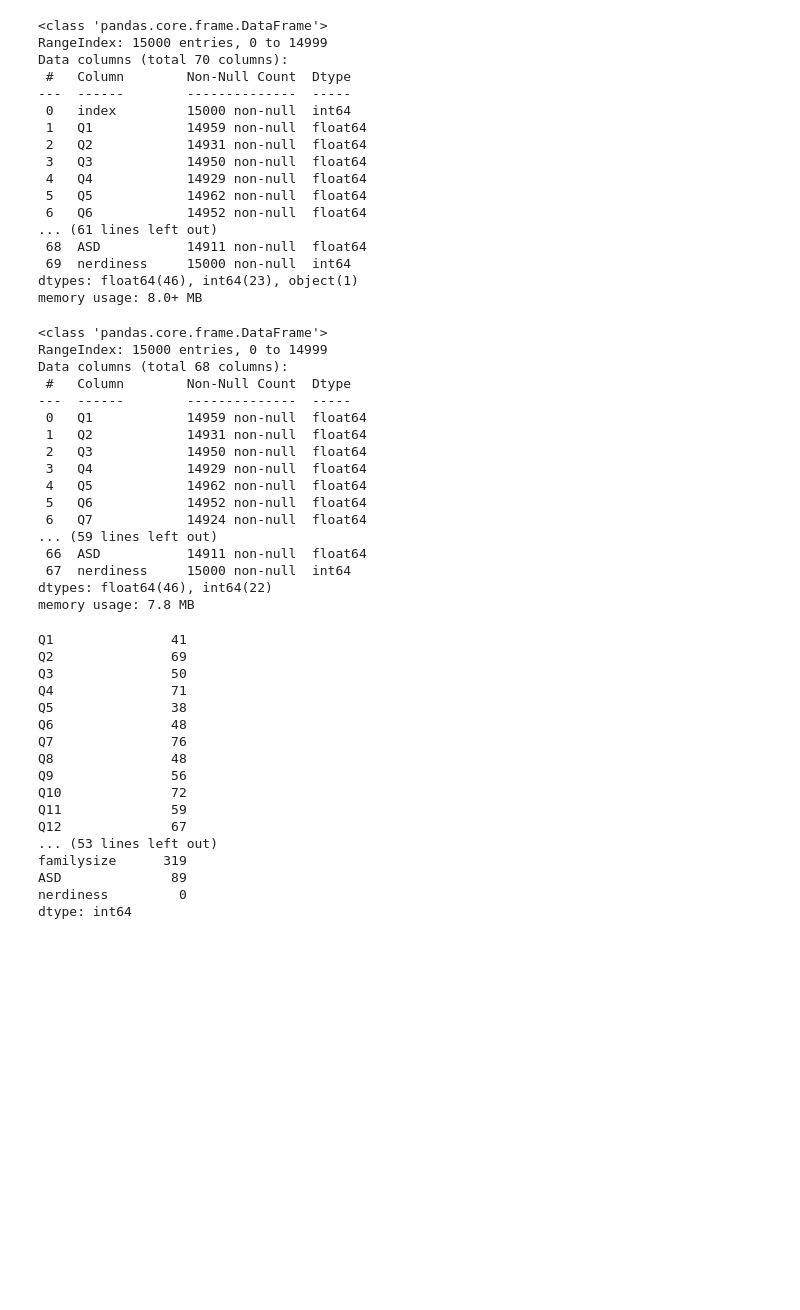
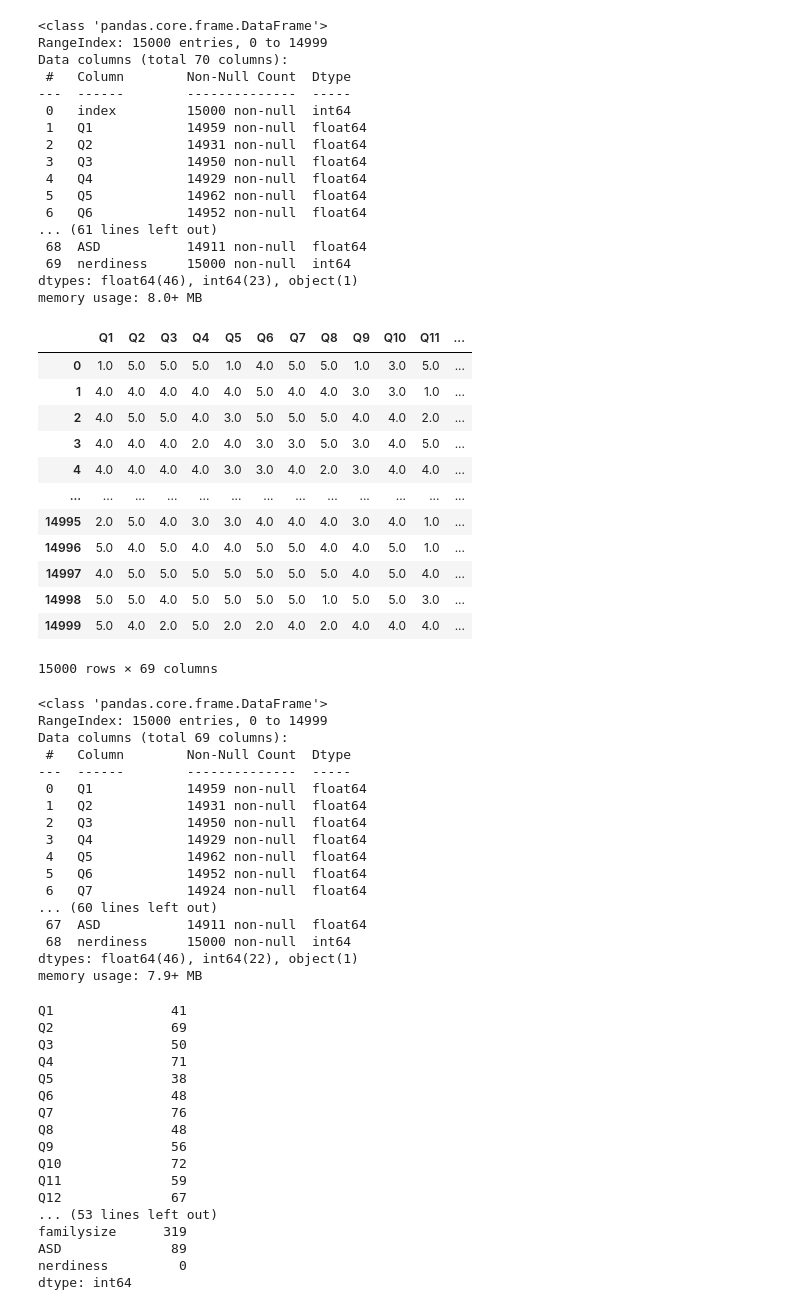
Before and after one commit to leedaehan-kev/AI-QUALIFYING-ROUND, a Jupyter notebook: competition_code/TEST-withNA&RandomCV&XGBOOST&이상치제거&country인코딩.ipynb, the cells around one changed output. Drawn from its saved outputs; the diff is of its cells as text; code cells hidden in the pictures; blank space fills up the shorter version.

Commit message:
country인코딩

```diff
--- a/competition_code/TEST-withNA&RandomCV&XGBOOST&이상치제거.ipynb
+++ b/competition_code/TEST-withNA&RandomCV&XGBOOST&이상치제거&country인코딩.ipynb
@@ -58,14 +58,28 @@ Data columns (total 70 columns):
 dtypes: float64(46), int64(23), object(1)
 memory usage: 8.0+ MB
 # %%
-train = train.drop(['index', 'country'],axis = 1)
-test =test.drop(['index', 'country'],axis = 1)
+train = train.drop('index',axis = 1)
+test =test.drop('index',axis = 1)
+# %% [output]
+|  | Q1 | Q2 | Q3 | Q4 | Q5 | Q6 | Q7 | Q8 | Q9 | Q10 | Q11 | ... |
+| 0 | 1.0 | 5.0 | 5.0 | 5.0 | 1.0 | 4.0 | 5.0 | 5.0 | 1.0 | 3.0 | 5.0 | ... |
+| 1 | 4.0 | 4.0 | 4.0 | 4.0 | 4.0 | 5.0 | 4.0 | 4.0 | 3.0 | 3.0 | 1.0 | ... |
+| 2 | 4.0 | 5.0 | 5.0 | 4.0 | 3.0 | 5.0 | 5.0 | 5.0 | 4.0 | 4.0 | 2.0 | ... |
+| 3 | 4.0 | 4.0 | 4.0 | 2.0 | 4.0 | 3.0 | 3.0 | 5.0 | 3.0 | 4.0 | 5.0 | ... |
+| 4 | 4.0 | 4.0 | 4.0 | 4.0 | 3.0 | 3.0 | 4.0 | 2.0 | 3.0 | 4.0 | 4.0 | ... |
+| ... | ... | ... | ... | ... | ... | ... | ... | ... | ... | ... | ... | ... |
+| 14995 | 2.0 | 5.0 | 4.0 | 3.0 | 3.0 | 4.0 | 4.0 | 4.0 | 3.0 | 4.0 | 1.0 | ... |
+| 14996 | 5.0 | 4.0 | 5.0 | 4.0 | 4.0 | 5.0 | 5.0 | 4.0 | 4.0 | 5.0 | 1.0 | ... |
+| 14997 | 4.0 | 5.0 | 5.0 | 5.0 | 5.0 | 5.0 | 5.0 | 5.0 | 4.0 | 5.0 | 4.0 | ... |
+| 14998 | 5.0 | 5.0 | 4.0 | 5.0 | 5.0 | 5.0 | 5.0 | 1.0 | 5.0 | 5.0 | 3.0 | ... |
+| 14999 | 5.0 | 4.0 | 2.0 | 5.0 | 2.0 | 2.0 | 4.0 | 2.0 | 4.0 | 4.0 | 4.0 | ... |
+15000 rows × 69 columns
 # %%
 train.info()
 # %% [output]
 <class 'pandas.core.frame.DataFrame'>
 RangeIndex: 15000 entries, 0 to 14999
-Data columns (total 68 columns):
+Data columns (total 69 columns):
  #   Column        Non-Null Count  Dtype
 ---  ------        --------------  -----
  0   Q1            14959 non-null  float64
@@ -75,11 +89,11 @@ Data columns (total 68 columns):
  4   Q5            14962 non-null  float64
  5   Q6            14952 non-null  float64
  6   Q7            14924 non-null  float64
-... (59 lines left out)
- 66  ASD           14911 non-null  float64
- 67  nerdiness     15000 non-null  int64
-dtypes: float64(46), int64(22)
-memory usage: 7.8 MB
+... (60 lines left out)
+ 67  ASD           14911 non-null  float64
+ 68  nerdiness     15000 non-null  int64
+dtypes: float64(46), int64(22), object(1)
+memory usage: 7.9+ MB
 # %%
 train.isna().sum()
 # %% [output]
```
Also changed, not shown: parts of 2 cells of this notebook.
